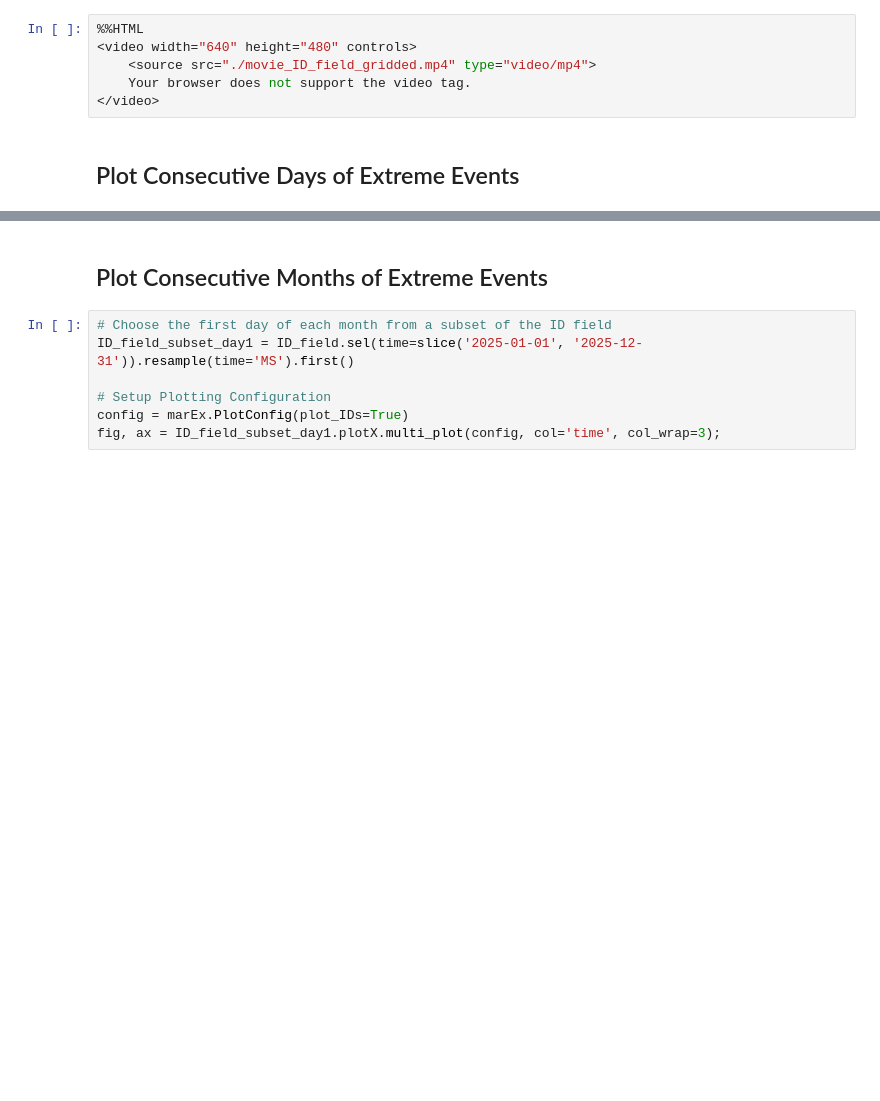
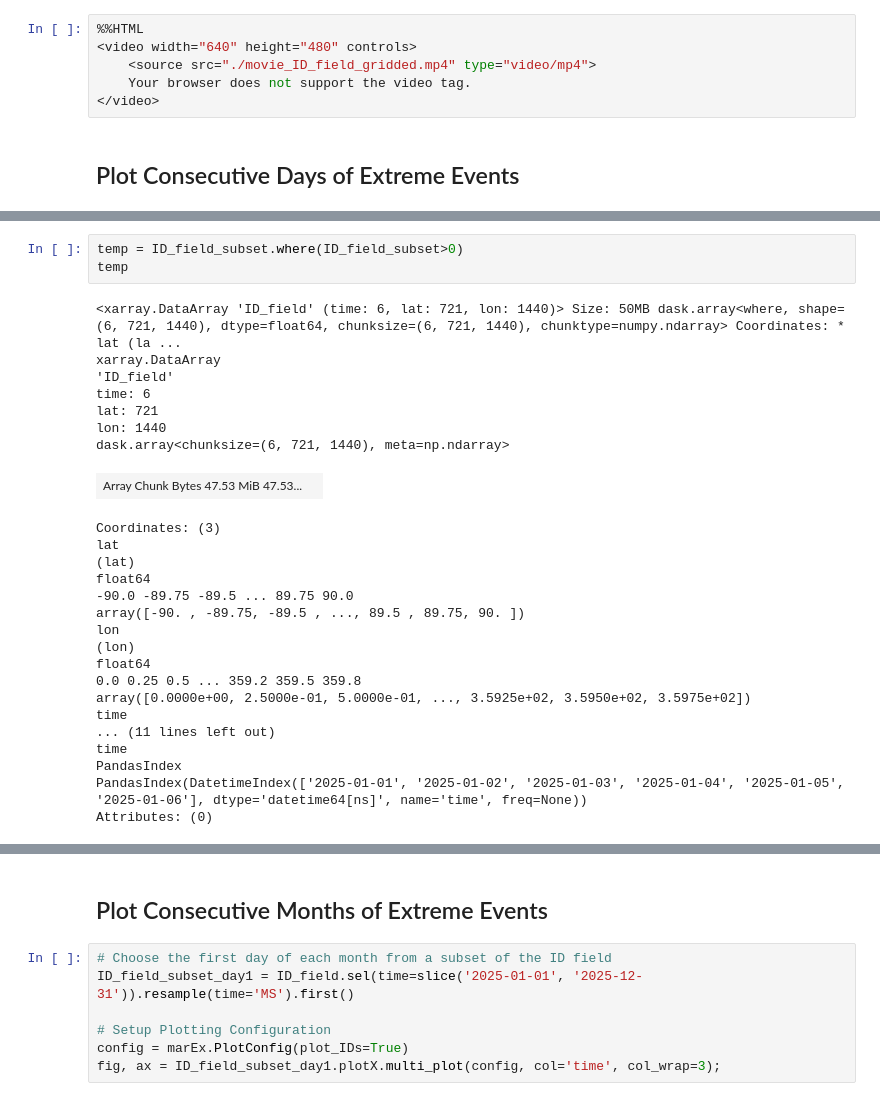
Before and after one commit to wienkers/marEx, a Jupyter notebook: examples/gridded data/03_visualise_events.ipynb, the cells around one changed output, grey strips where cells are left out. Drawn from its saved outputs; the diff is of its cells as text; blank space fills up the shorter version.

```diff
--- a/examples/gridded data/03_visualise_events.ipynb
+++ b/examples/gridded data/03_visualise_events.ipynb
@@ -61,3 +132,32 @@ ID_field_subset.plotX.animate(configplot_dir=plot_dir, file_name='movie_ID_field
+# %%
+temp = ID_field_subset.where(ID_field_subset>0)
+temp
+# %% [output]
+<xarray.DataArray 'ID_field' (time: 6, lat: 721, lon: 1440)> Size: 50MB dask.array<where, shape=(6, 721, 1440), dtype=float64, chunksize=(6, 721, 1440), chunktype=numpy.ndarray> Coordinates: * lat (la ...
+xarray.DataArray
+'ID_field'
+time: 6
+lat: 721
+lon: 1440
+dask.array<chunksize=(6, 721, 1440), meta=np.ndarray>
+| Array Chunk Bytes 47.53 MiB 47.53... |  |
+Coordinates: (3)
+lat
+(lat)
+float64
+-90.0 -89.75 -89.5 ... 89.75 90.0
+array([-90. , -89.75, -89.5 , ..., 89.5 , 89.75, 90. ])
+lon
+(lon)
+float64
+0.0 0.25 0.5 ... 359.2 359.5 359.8
+array([0.0000e+00, 2.5000e-01, 5.0000e-01, ..., 3.5925e+02, 3.5950e+02, 3.5975e+02])
+time
+... (11 lines left out)
+time
+PandasIndex
+PandasIndex(DatetimeIndex(['2025-01-01', '2025-01-02', '2025-01-03', '2025-01-04', '2025-01-05', '2025-01-06'], dtype='datetime64[ns]', name='time', freq=None))
+Attributes: (0)
 # %%
 # Choose a subset of the ID field
 ID_field_subset = ID_field.sel(time=slice('2025-01-01', '2025-01-06'))
```
Also changed, not shown: parts of 8 cells of this notebook, 10 other files.
